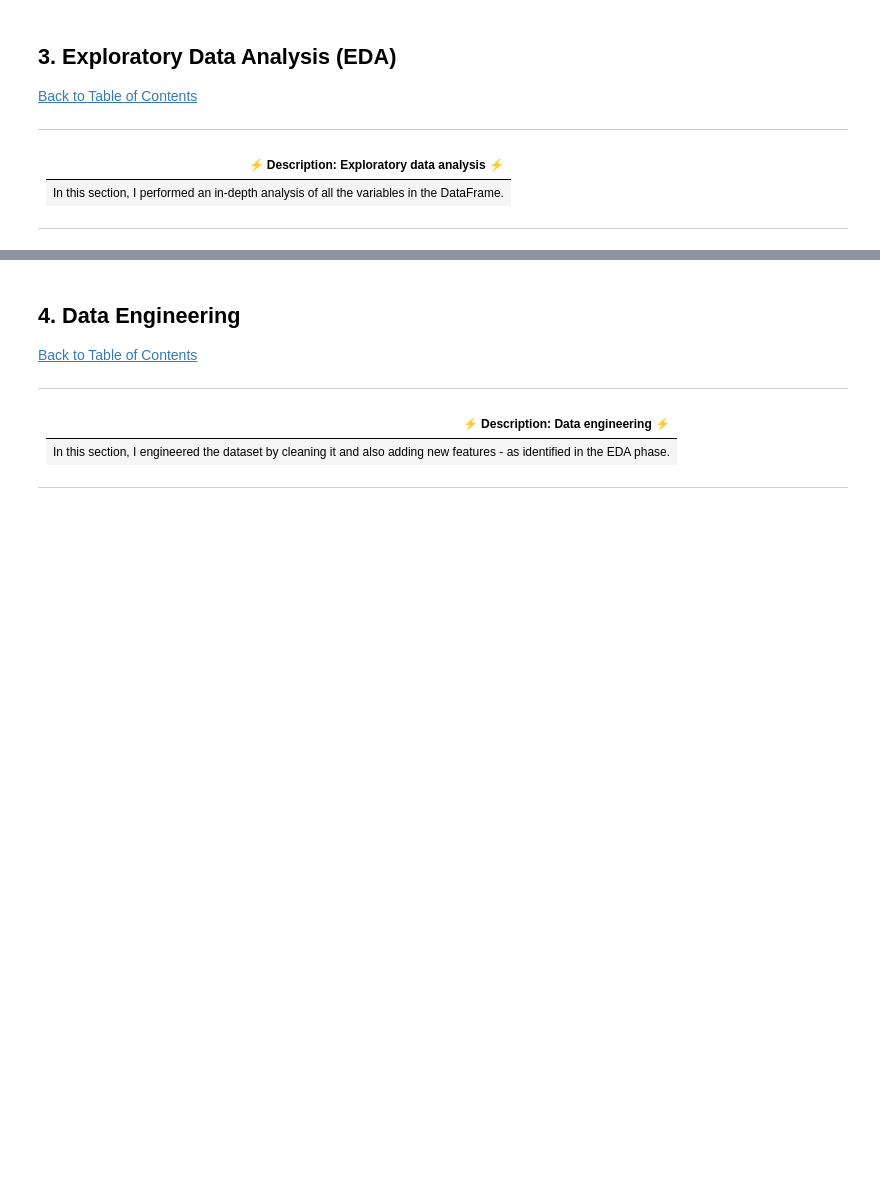
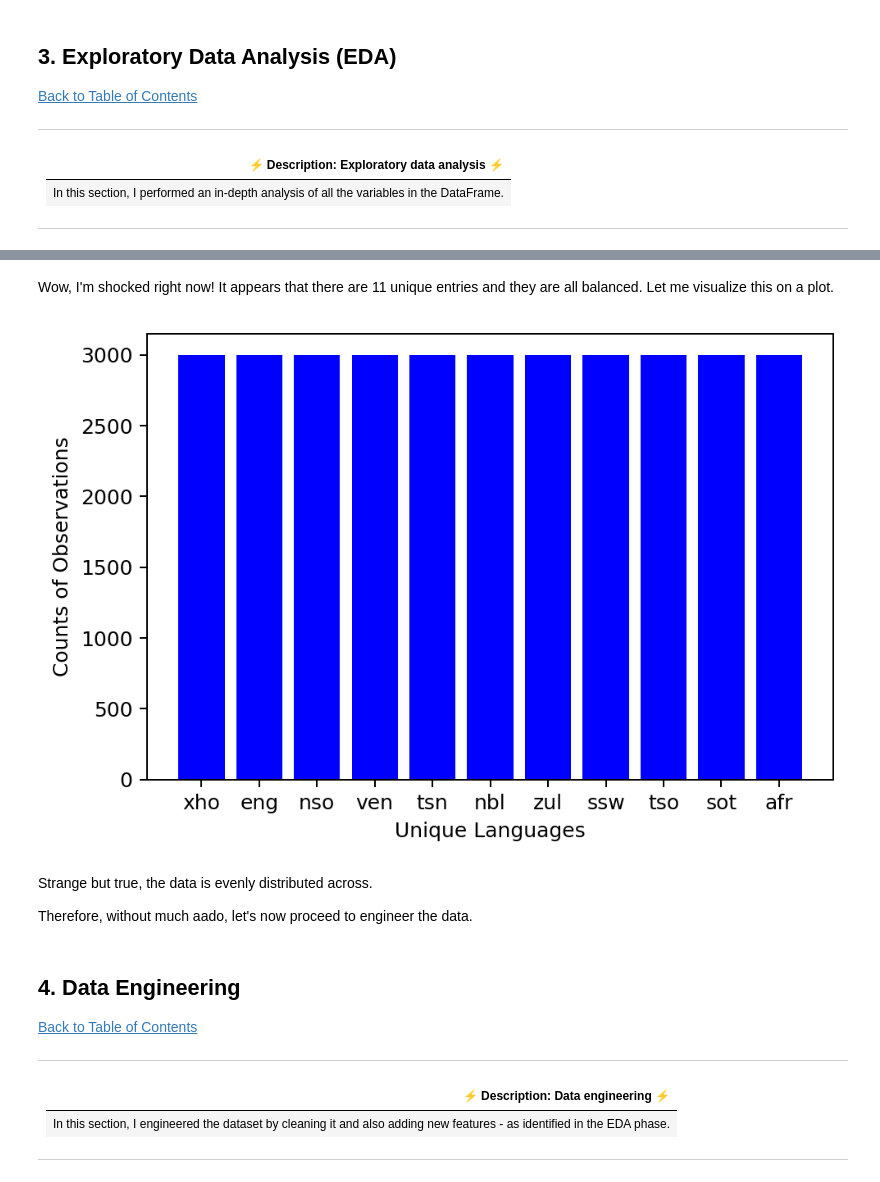
Before and after one commit to JoshOlam/South-African-Language-Identification-Hack-2022, a Jupyter notebook: starter-notebook.ipynb, the cells around one changed output, grey strips where cells are left out. Saved outputs shown, nothing was run; the diff lists cells and outputs as text; code cells hidden in the pictures; blank space fills up the shorter version.

```diff
--- a/starter-notebook.ipynb
+++ b/starter-notebook.ipynb
@@ -180,3 +240,19 @@ Series([], dtype: float64)
+# %% [markdown]
+Wow, I'm shocked right now! It appears that there are 11 unique entries and they are all balanced. Let me visualize this on a plot.
+# %%
+# Get all possible labels
+labels = df_train['lang_id'].unique()
+heights = df_train['lang_id'].value_counts()
+plt.bar(labels,heights,color='blue')
+plt.xlabel("Unique Languages")
+plt.ylabel("Counts of Observations")
+plt.show()
+# %% [output]
+[figure, added]
+# %% [markdown]
+Strange but true, the data is evenly distributed across.
+
+Therefore, without much aado, let's now proceed to engineer the data.
 # %% [markdown]
 <a id="four"></a>
 ## 4. Data Engineering
```
Also changed, not shown: parts of 23 cells of this notebook.
